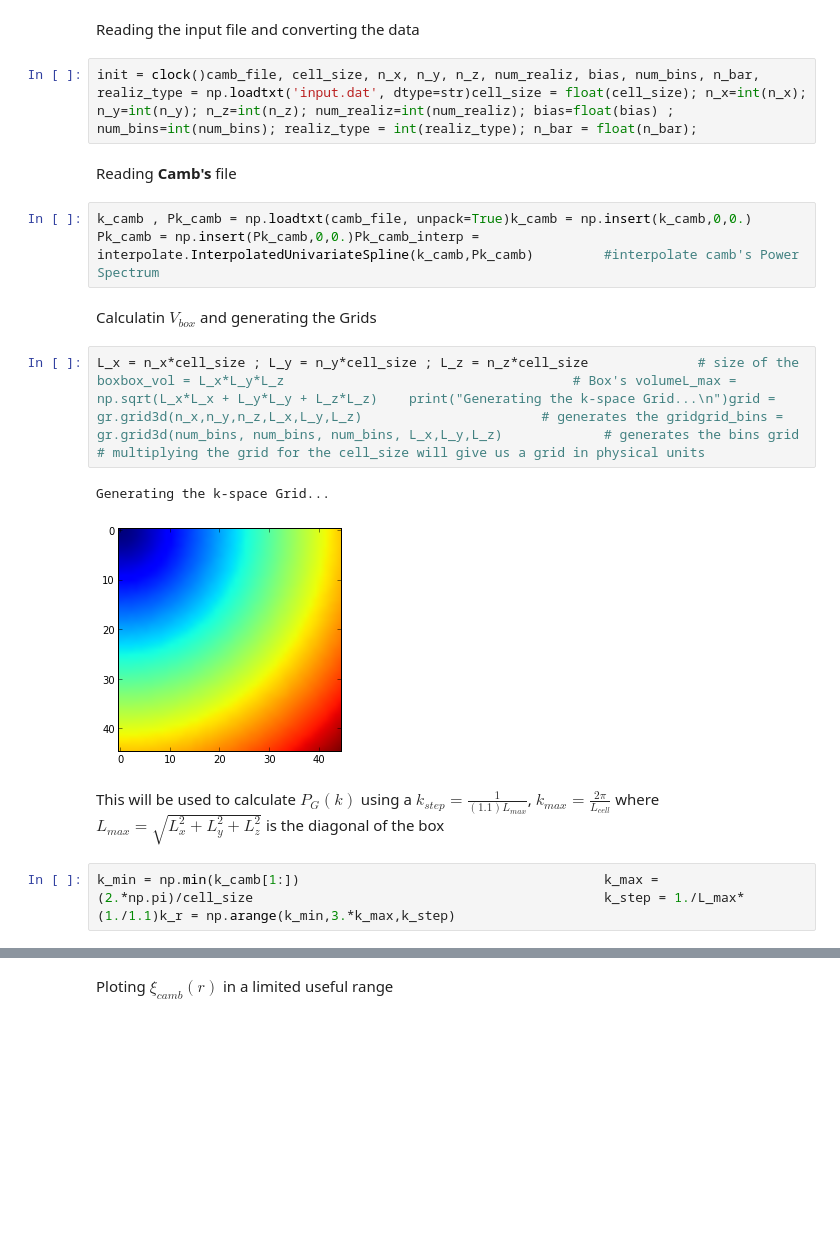
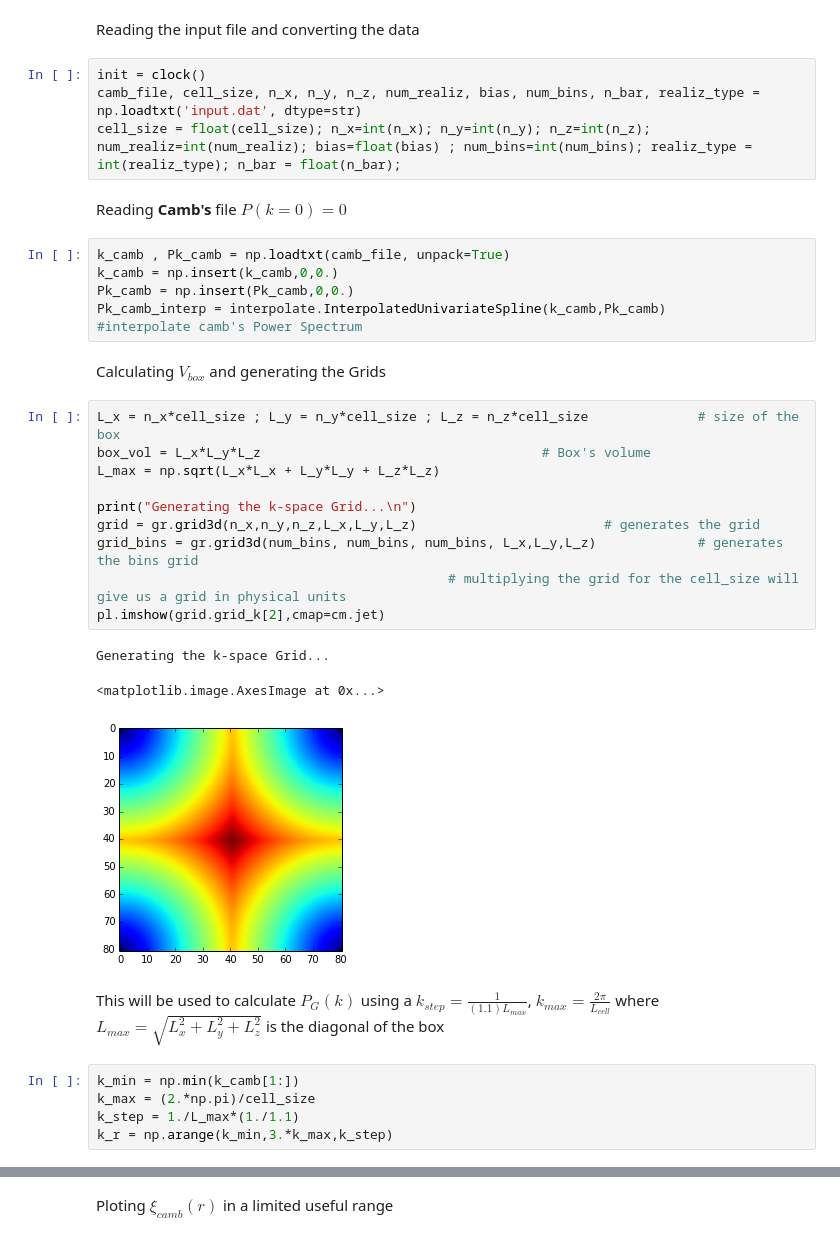
Before and after one commit to arthurmloureiro/pk_fkp, a Jupyter notebook: pk_fkp_notebook.ipynb, the cells around one changed output, grey strips where cells are left out. Drawn from its saved outputs; the diff is of its cells as text; blank space fills up the shorter version.

```diff
--- a/pk_fkp_notebook.ipynb
+++ b/pk_fkp_notebook.ipynb
@@ -5,20 +19,38 @@ import numpy as npimport grid3D as grimport sysfrom time import clockfrom scipy
 # %% [markdown]
 Reading the input file and converting the data
 # %%
-init = clock()camb_file, cell_size, n_x, n_y, n_z, num_realiz, bias, num_bins, n_bar, realiz_type = np.loadtxt('input.dat', dtype=str)cell_size = float(cell_size); n_x=int(n_x); n_y=int(n_y); n_z=int(n_z); num_realiz=int(num_realiz); bias=float(bias) ; num_bins=int(num_bins); realiz_type = int(realiz_type); n_bar = float(n_bar);
+init = clock()
+camb_file, cell_size, n_x, n_y, n_z, num_realiz, bias, num_bins, n_bar, realiz_type = np.loadtxt('input.dat', dtype=str)
+cell_size = float(cell_size); n_x=int(n_x); n_y=int(n_y); n_z=int(n_z); num_realiz=int(num_realiz); bias=float(bias) ; num_bins=int(num_bins); realiz_type = int(realiz_type); n_bar = float(n_bar);
 # %% [markdown]
 Reading **Camb's** file
+$P(k=0)=0$
 # %%
-k_camb , Pk_camb = np.loadtxt(camb_file, unpack=True)k_camb = np.insert(k_camb,0,0.)						Pk_camb = np.insert(Pk_camb,0,0.)Pk_camb_interp = interpolate.InterpolatedUnivariateSpline(k_camb,Pk_camb)	     #interpolate camb's Power Spectrum
+k_camb , Pk_camb = np.loadtxt(camb_file, unpack=True)
+k_camb = np.insert(k_camb,0,0.)
+Pk_camb = np.insert(Pk_camb,0,0.)
+Pk_camb_interp = interpolate.InterpolatedUnivariateSpline(k_camb,Pk_camb)	     #interpolate camb's Power Spectrum
 # %% [markdown]
-Calculatin $V_{box}$ and generating the Grids
+Calculating $V_{box}$ and generating the Grids
 # %%
-L_x = n_x*cell_size ; L_y = n_y*cell_size ; L_z = n_z*cell_size 		     # size of the boxbox_vol = L_x*L_y*L_z								     # Box's volumeL_max = np.sqrt(L_x*L_x + L_y*L_y + L_z*L_z)	print("Generating the k-space Grid...\n")grid = gr.grid3d(n_x,n_y,n_z,L_x,L_y,L_z)					     # generates the gridgrid_bins = gr.grid3d(num_bins, num_bins, num_bins, L_x,L_y,L_z)		     # generates the bins grid										     # multiplying the grid for the cell_size will give us a grid in physical units
+L_x = n_x*cell_size ; L_y = n_y*cell_size ; L_z = n_z*cell_size 		     # size of the box
+box_vol = L_x*L_y*L_z								     # Box's volume
+L_max = np.sqrt(L_x*L_x + L_y*L_y + L_z*L_z)
+
+print("Generating the k-space Grid...\n")
+grid = gr.grid3d(n_x,n_y,n_z,L_x,L_y,L_z)					     # generates the grid
+grid_bins = gr.grid3d(num_bins, num_bins, num_bins, L_x,L_y,L_z)		     # generates the bins grid
+										     # multiplying the grid for the cell_size will give us a grid in physical units
+pl.imshow(grid.grid_k[2],cmap=cm.jet)
 # %% [output]
 Generating the k-space Grid...
+<matplotlib.image.AxesImage at 0x...>
-[figure, old version]
+[figure, new version]
 # %% [markdown]
 This will be used to calculate $P_G(k)$ using a $k_{step} = \frac{1}{(1.1) L_{max}}$, $k_{max} = \frac{2\pi}{L_{cell}} $ where $L_{max} = \sqrt{L_x^2 + L_y^2 + L_z^2}$ is the diagonal of the box
 # %%
-k_min = np.min(k_camb[1:])									     k_max = (2.*np.pi)/cell_size										     k_step = 1./L_max*(1./1.1)k_r = np.arange(k_min,3.*k_max,k_step)
+k_min = np.min(k_camb[1:])
+k_max = (2.*np.pi)/cell_size
+k_step = 1./L_max*(1./1.1)
+k_r = np.arange(k_min,3.*k_max,k_step)
 # %% [markdown]
```
Also changed, not shown: parts of 16 cells of this notebook, 3 other files.
